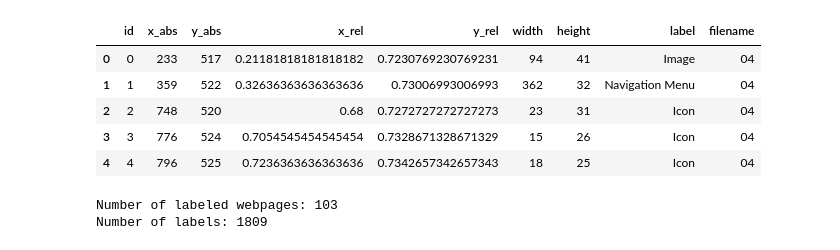
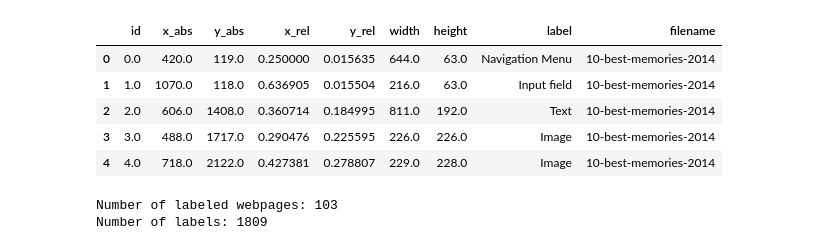
Before and after one commit to annafeit/web_labeling, a Jupyter notebook: process single txt logs.ipynb, the cells around one changed output. Saved outputs shown, nothing was run; the diff lists cells and outputs as text; code cells hidden in the pictures.

```diff
--- a/process single txt logs.ipynb
+++ b/process single txt logs.ipynb
@@ -17,14 +19,14 @@ number_label = {0:"Button", 1:"Icon", 2:"Image", 3:"Input field",  4:"Text", 5:
 # %%
-#df = read_txts_and_combine() #uncomment if you want to reread all .txt logs into one .csv
-df = pd.read_csv("../img_labeled/logs/log_all.csv")
+df = read_txts_and_combine() #uncomment if you want to reread all .txt logs into one .csv
+#df = pd.read_csv("../img_labeled/logs/log_all.csv")
 df.head()
 # %% [output]
 |  | id | x_abs | y_abs | x_rel | y_rel | width | height | label | filename |
-| 0 | 0 | 233 | 517 | 0.21181818181818182 | 0.7230769230769231 | 94 | 41 | Image | 04 |
-| 1 | 1 | 359 | 522 | 0.32636363636363636 | 0.73006993006993 | 362 | 32 | Navigation Menu | 04 |
-| 2 | 2 | 748 | 520 | 0.68 | 0.7272727272727273 | 23 | 31 | Icon | 04 |
-| 3 | 3 | 776 | 524 | 0.7054545454545454 | 0.7328671328671329 | 15 | 26 | Icon | 04 |
-| 4 | 4 | 796 | 525 | 0.7236363636363636 | 0.7342657342657343 | 18 | 25 | Icon | 04 |
+| 0 | 0.0 | 420.0 | 119.0 | 0.250000 | 0.015635 | 644.0 | 63.0 | Navigation Menu | 10-best-memories-2014 |
+| 1 | 1.0 | 1070.0 | 118.0 | 0.636905 | 0.015504 | 216.0 | 63.0 | Input field | 10-best-memories-2014 |
+| 2 | 2.0 | 606.0 | 1408.0 | 0.360714 | 0.184995 | 811.0 | 192.0 | Text | 10-best-memories-2014 |
+| 3 | 3.0 | 488.0 | 1717.0 | 0.290476 | 0.225595 | 226.0 | 226.0 | Image | 10-best-memories-2014 |
+| 4 | 4.0 | 718.0 | 2122.0 | 0.427381 | 0.278807 | 229.0 | 228.0 | Image | 10-best-memories-2014 |
 # %%
 print "Number of labeled webpages: %i"%(len(df.groupby("filename")))
 print "Number of labels: %i"%(len(df))
```
Also changed, not shown: parts of 1 cell of this notebook, 12 other files.
